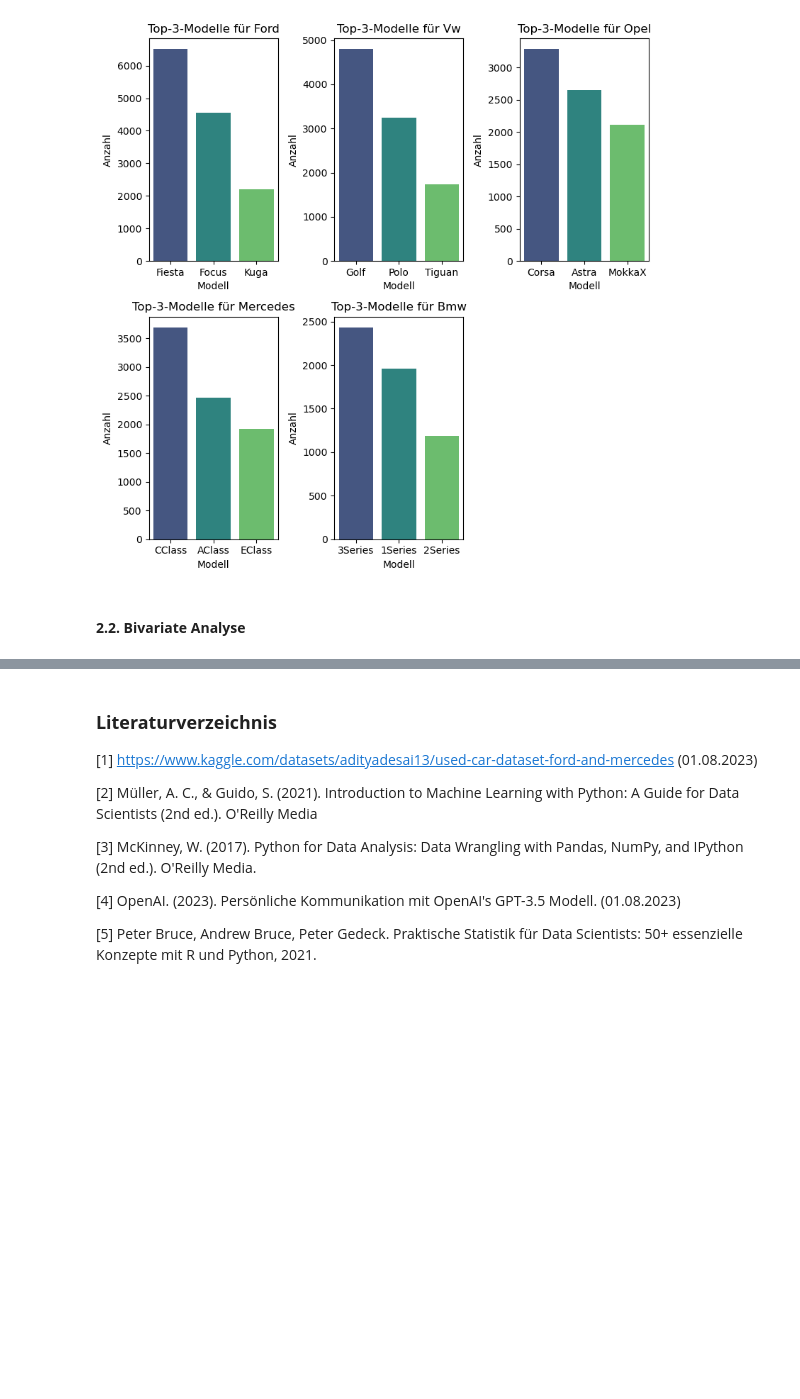
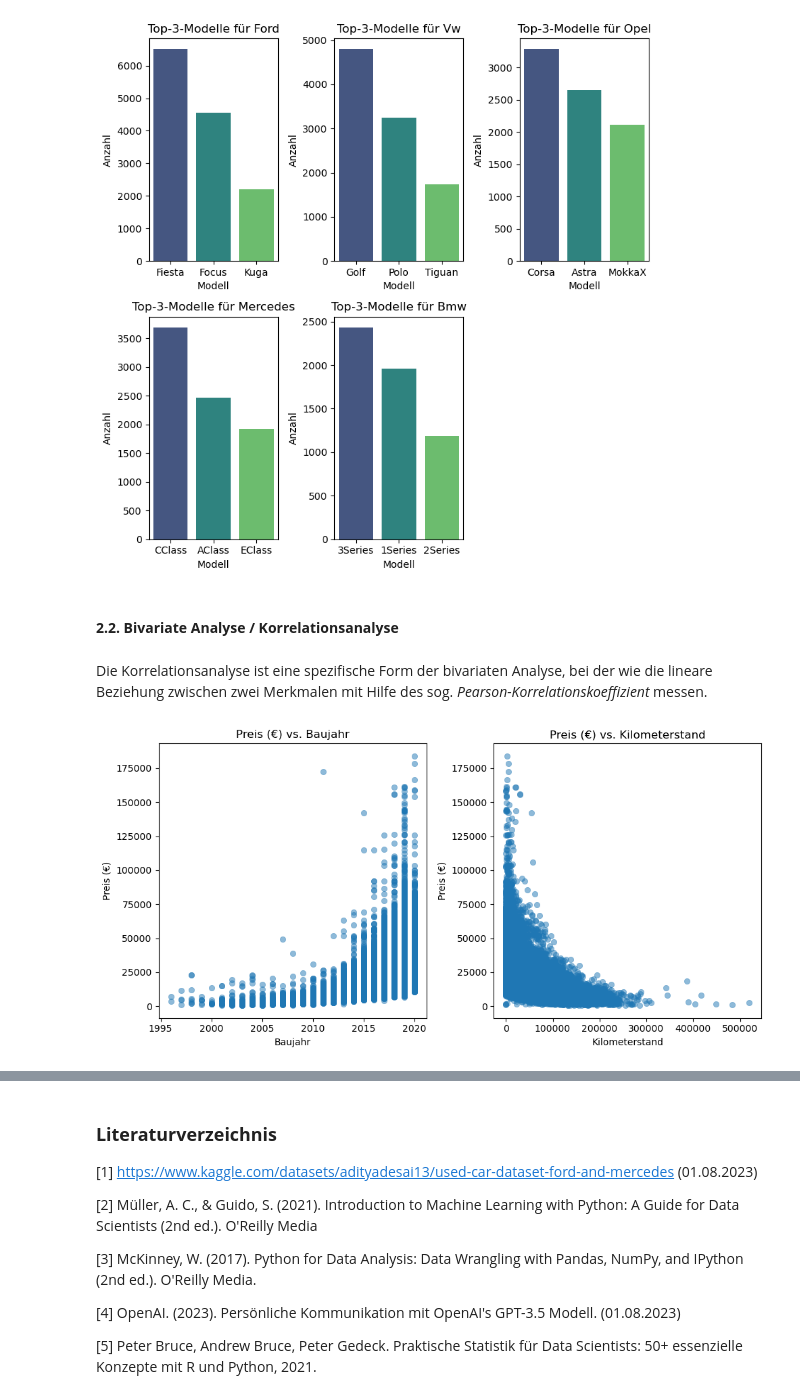
Before and after one commit to ONURYI/ML-Projekt---Gebrauchtwagen-Preisprognose, a Jupyter notebook: notebooks/Gesamtprojekt.ipynb, the cells around one changed output, grey strips where cells are left out. Cells and saved outputs as stored; diff of their text form; code cells hidden in the pictures; blank space fills up the shorter version.

```diff
--- a/notebooks/Gesamtprojekt.ipynb
+++ b/notebooks/Gesamtprojekt.ipynb
@@ -416,4 +418,21 @@ plt.show()
 # %% [output]
 [figure]
 # %% [markdown]
-#### <a id="Daten-bereinigen"></a>**2.2. Bivariate Analyse**
+#### <a id="Daten-bereinigen"></a>**2.2. Bivariate Analyse / Korrelationsanalyse**
+# %% [markdown]
+Die Korrelationsanalyse ist eine spezifische Form der bivariaten Analyse, bei der wie die lineare Beziehung zwischen zwei Merkmalen mit Hilfe des sog. *Pearson-Korrelationskoeffizient* messen.
+# %%
+pairings = [('Preis (€)', 'Baujahr'), ('Preis (€)', 'Kilometerstand')]
+
+plt.figure(figsize=(15, 5))
+for i, (y, x) in enumerate(pairings, 1):
+    plt.subplot(1, 3, i)
+    sns.scatterplot(x=df[x], y=df[y], alpha=0.5, edgecolor=None)
+    plt.title(f'{y} vs. {x}')
+    plt.xlabel(x)
+    plt.ylabel(y)
+
+plt.tight_layout()
+plt.show()
+# %% [output]
+[figure, added]
```
Also changed, not shown: parts of 11 cells of this notebook.
